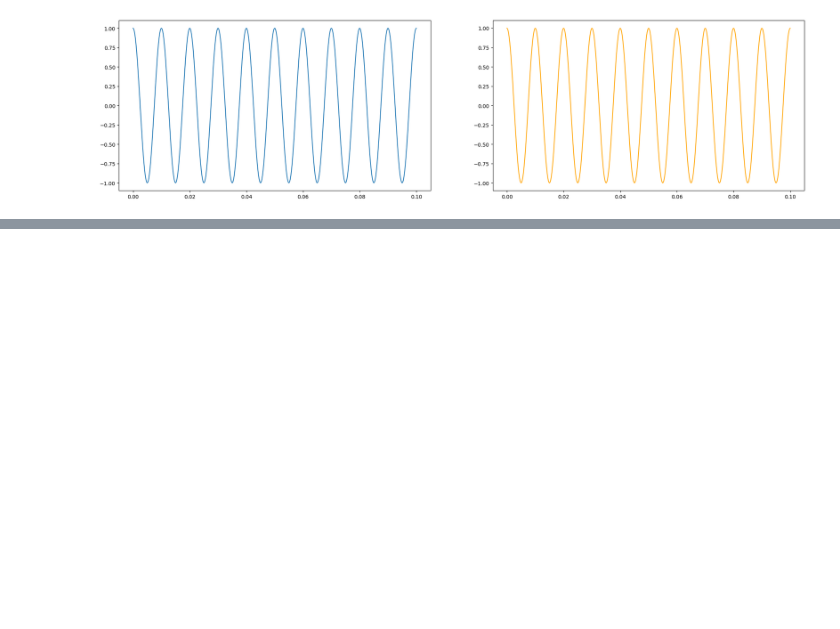
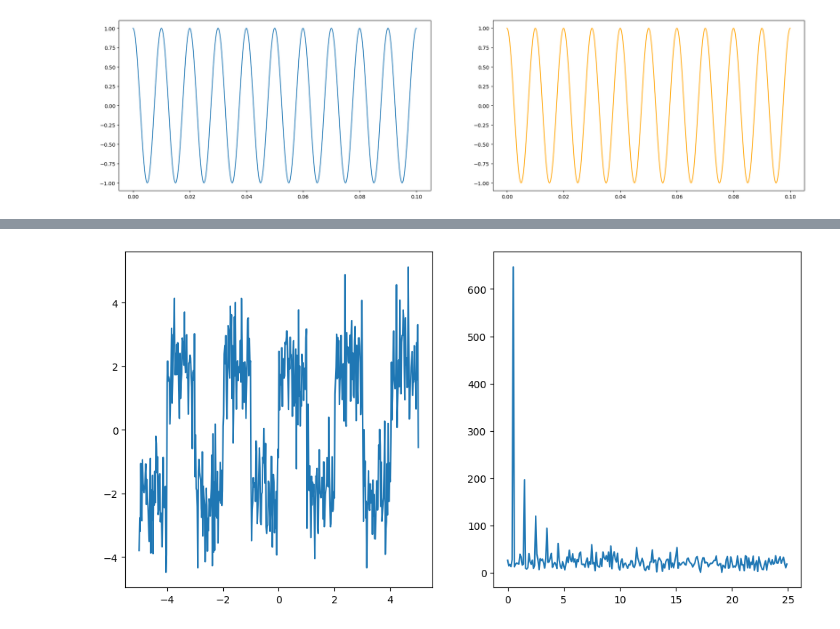
Before and after one commit to pimonov-student/another_digital_signal, a Jupyter notebook: lab_one.ipynb, the cells around one changed output, grey strips where cells are left out. Cells and saved outputs as stored; diff of their text form; code cells hidden in the pictures; blank space fills up the shorter version.

```diff
--- a/lab_one.ipynb
+++ b/lab_one.ipynb
@@ -95,0 +114,15 @@ ValueError: x and y must have same first dimension, but have shapes (250,) and (
+# %%
+y_square_noise = y_square + np.random.normal(0, 1, 500)
+y_square_noise_fft = np.fft.fft(y_square_noise)
+# %%
+plt.figure(figsize=(12, 6))
+
+plt.subplot(121)
+plt.plot(square_args, y_square_noise)
+
+plt.subplot(122)
+plt.plot(x_square_fft[0:250], np.abs(y_square_noise_fft)[0:250])
+
+plt.show()
+# %% [output]
+[figure, added]
```
Also changed, not shown: parts of 6 cells of this notebook.
